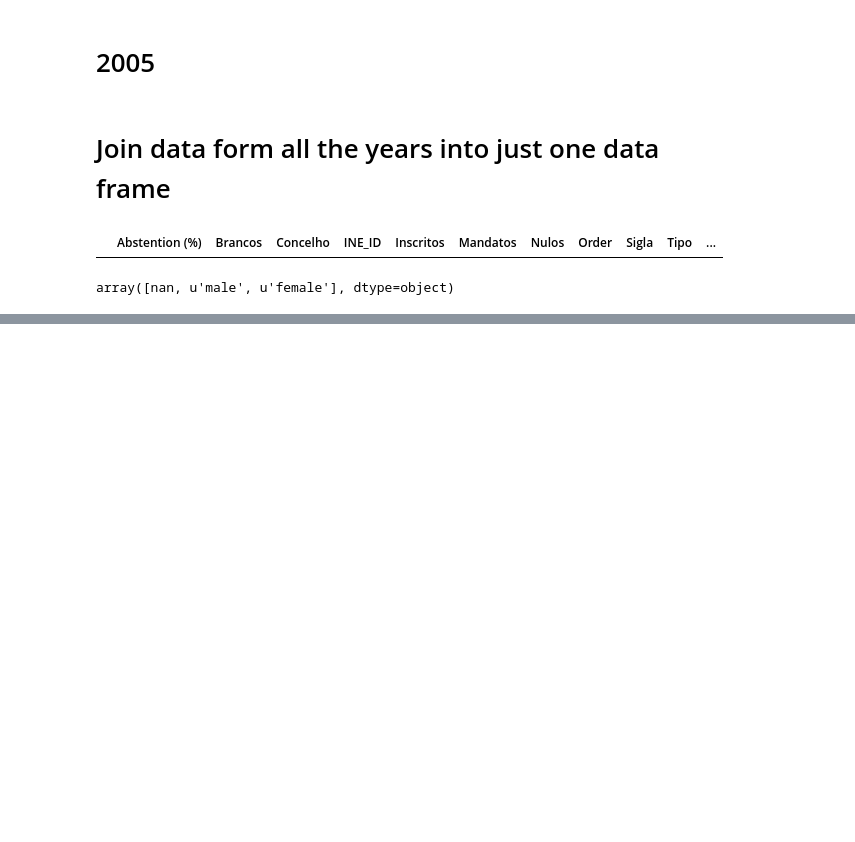
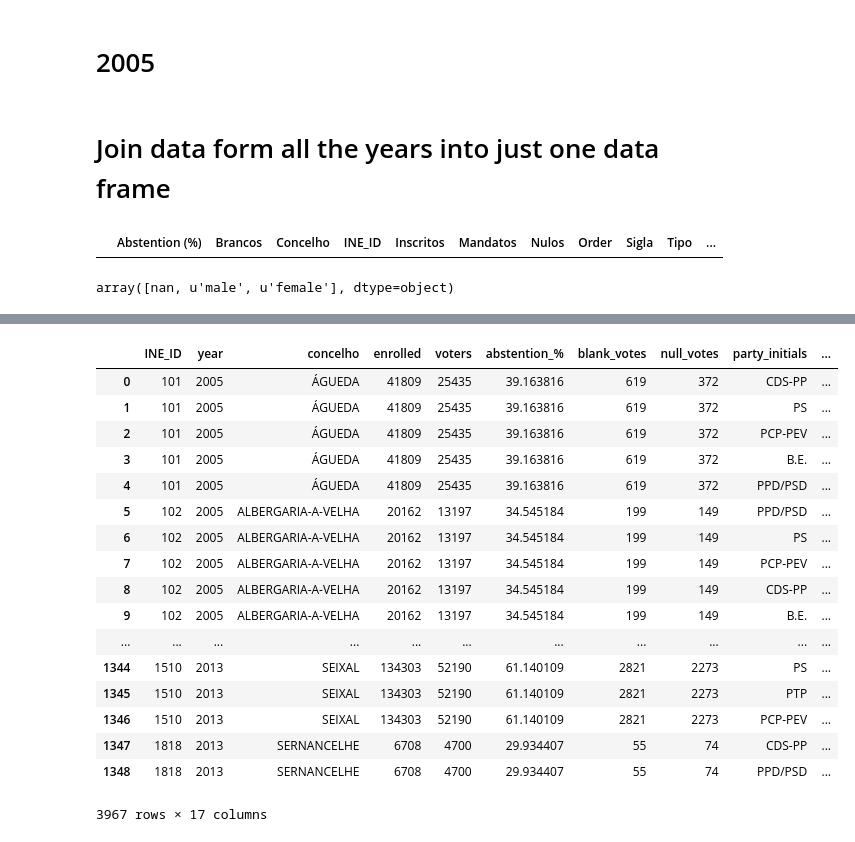
Before and after one commit to LLCampos/portugal-local-elections, a Jupyter notebook: merging_data.ipynb, the cells around one changed output, grey strips where cells are left out. Drawn from its saved outputs; the diff is of its cells as text; code cells hidden in the pictures; blank space fills up the shorter version.

Commit message:
Improve 'party_type' column

```diff
--- a/merging_data.ipynb
+++ b/merging_data.ipynb
@@ -221,3 +221,11 @@ elections_df.index = elections_df.index.map(int)
 # %%
 # Complete votes_% column
 elections_df['votes_%'] = (elections_df.votes / (elections_df.voters - elections_df.blank_votes - elections_df.null_votes)) * 100
+# %%
+# Correct error in one "party_initials" column value
+index_wrong_party_initials = elections_df.index[(elections_df.year == 2013) & (elections_df.concelho == 'MARINHA GRANDE') & (elections_df.party_initials == '#NAME?')]
+elections_df.set_value(col='party_initials', index=index_wrong_party_initials, value=u'+CMG')
+print
+# %%
+# Uppercase all party initials
+elections_df.party_initials = elections_df.party_initials.apply(lambda initials: initials.upper())
@@ -224,3 +309,33 @@ elections_df['votes_%'] = (elections_df.votes / (elections_df.voters - elections
+# %%
+# Translate party_type values to Engllish
+party_type_translation = {
+    u'Partido': u'Party',
+    u'Coligação': u'Alliance',
+    u'Grupos Cidadãos Eleitores': u'Independent'
+}
+
+elections_df.party_type = elections_df.party_type.apply(lambda party_type: party_type_translation[party_type])
+# %%
+elections_df
+# %% [output]
+|  | INE_ID | year | concelho | enrolled | voters | abstention_% | blank_votes | null_votes | party_initials | ... |
+| 0 | 101 | 2005 | ÁGUEDA | 41809 | 25435 | 39.163816 | 619 | 372 | CDS-PP | ... |
+| 1 | 101 | 2005 | ÁGUEDA | 41809 | 25435 | 39.163816 | 619 | 372 | PS | ... |
+| 2 | 101 | 2005 | ÁGUEDA | 41809 | 25435 | 39.163816 | 619 | 372 | PCP-PEV | ... |
+| 3 | 101 | 2005 | ÁGUEDA | 41809 | 25435 | 39.163816 | 619 | 372 | B.E. | ... |
+| 4 | 101 | 2005 | ÁGUEDA | 41809 | 25435 | 39.163816 | 619 | 372 | PPD/PSD | ... |
+| 5 | 102 | 2005 | ALBERGARIA-A-VELHA | 20162 | 13197 | 34.545184 | 199 | 149 | PPD/PSD | ... |
+| 6 | 102 | 2005 | ALBERGARIA-A-VELHA | 20162 | 13197 | 34.545184 | 199 | 149 | PS | ... |
+| 7 | 102 | 2005 | ALBERGARIA-A-VELHA | 20162 | 13197 | 34.545184 | 199 | 149 | PCP-PEV | ... |
+| 8 | 102 | 2005 | ALBERGARIA-A-VELHA | 20162 | 13197 | 34.545184 | 199 | 149 | CDS-PP | ... |
+| 9 | 102 | 2005 | ALBERGARIA-A-VELHA | 20162 | 13197 | 34.545184 | 199 | 149 | B.E. | ... |
+| ... | ... | ... | ... | ... | ... | ... | ... | ... | ... | ... |
+| 1344 | 1510 | 2013 | SEIXAL | 134303 | 52190 | 61.140109 | 2821 | 2273 | PS | ... |
+| 1345 | 1510 | 2013 | SEIXAL | 134303 | 52190 | 61.140109 | 2821 | 2273 | PTP | ... |
+| 1346 | 1510 | 2013 | SEIXAL | 134303 | 52190 | 61.140109 | 2821 | 2273 | PCP-PEV | ... |
+| 1347 | 1818 | 2013 | SERNANCELHE | 6708 | 4700 | 29.934407 | 55 | 74 | CDS-PP | ... |
+| 1348 | 1818 | 2013 | SERNANCELHE | 6708 | 4700 | 29.934407 | 55 | 74 | PPD/PSD | ... |
+3967 rows × 17 columns
 # %%
 elections_df = elections_df.set_index('INE_ID')
 elections_df.to_csv('data/processed_data/elections_camaras_municipais_portugal.csv', encoding='utf-8')
```
Also changed, not shown: parts of 1 cell of this notebook, 1 other file.
